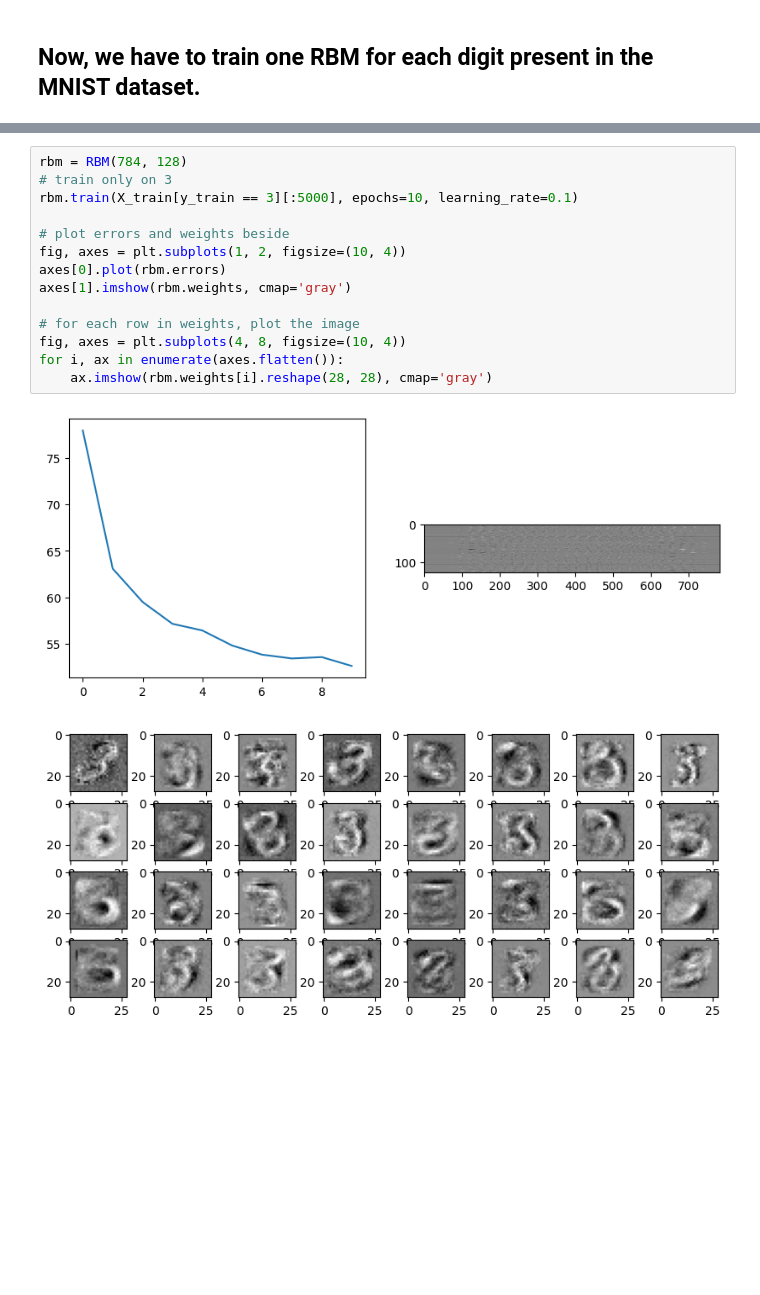
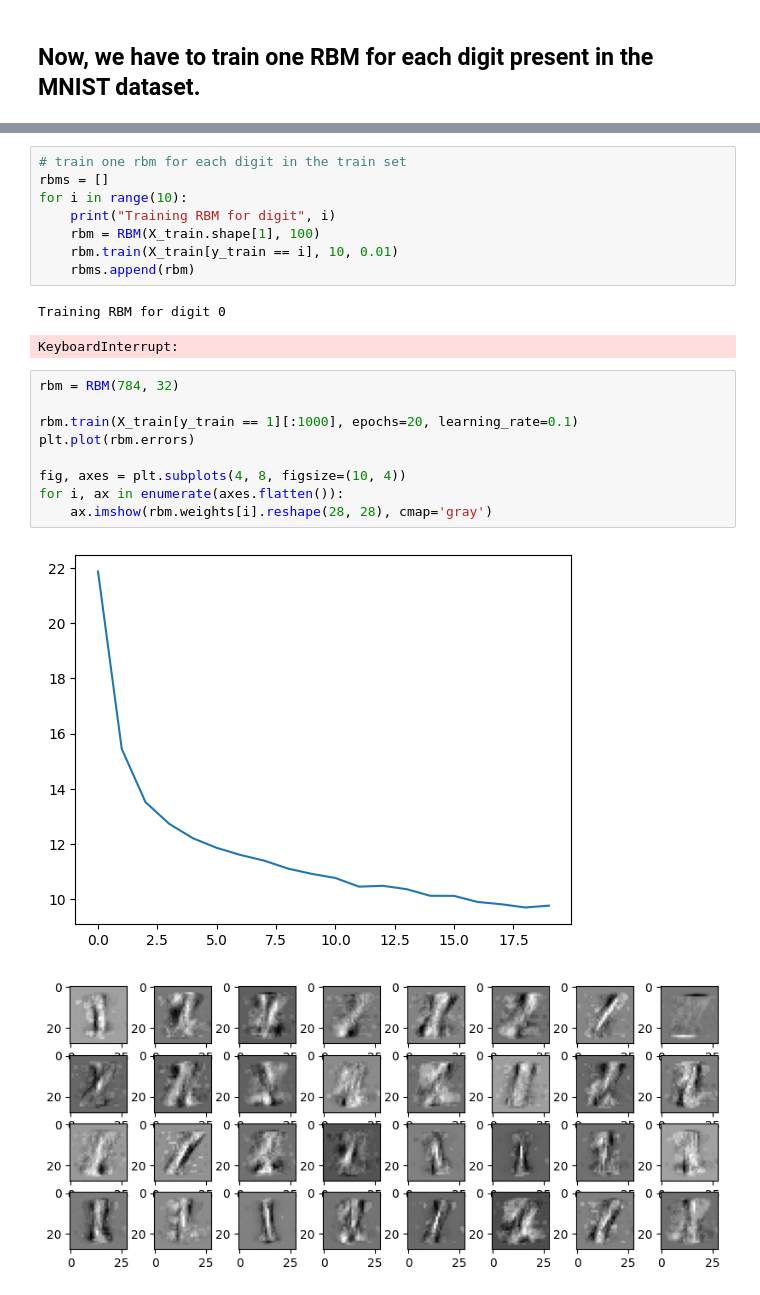
Before and after one commit to vornao/ispr-assignments, a Jupyter notebook: assignment-two/notebook.ipynb, the cells around one changed output, grey strips where cells are left out. Cells and saved outputs as stored; diff of their text form; blank space fills up the shorter version.

```diff
--- a/assignment-two/notebook.ipynb
+++ b/assignment-two/notebook.ipynb
@@ -37,19 +55,25 @@ def evaluate_rbm(rbm, X_test, threshold=0.5):
+# %%
+# train one rbm for each digit in the train set
+rbms = []
+for i in range(10):
+    print("Training RBM for digit", i)
+    rbm = RBM(X_train.shape[1], 100)
+    rbm.train(X_train[y_train == i], 10, 0.01)
+    rbms.append(rbm)
+# %% [output]
+Training RBM for digit 0
+KeyboardInterrupt:
 # %%
-rbm = RBM(784, 128)
-# train only on 3
-rbm.train(X_train[y_train == 3][:5000], epochs=10, learning_rate=0.1)
+rbm = RBM(784, 32)
 
-# plot errors and weights beside
-fig, axes = plt.subplots(1, 2, figsize=(10, 4))
-axes[0].plot(rbm.errors)
-axes[1].imshow(rbm.weights, cmap='gray')
+rbm.train(X_train[y_train == 1][:1000], epochs=20, learning_rate=0.1)
+plt.plot(rbm.errors)
 
-# for each row in weights, plot the image
 fig, axes = plt.subplots(4, 8, figsize=(10, 4))
 for i, ax in enumerate(axes.flatten()):
     ax.imshow(rbm.weights[i].reshape(28, 28), cmap='gray')
 # %% [output]
-[figure, old version]
+[figure, new version]
-[figure, old version]
+[figure, new version]
 # %%
 # evaluate the rbm
```
Also changed, not shown: parts of 7 cells of this notebook, 1 other file.
